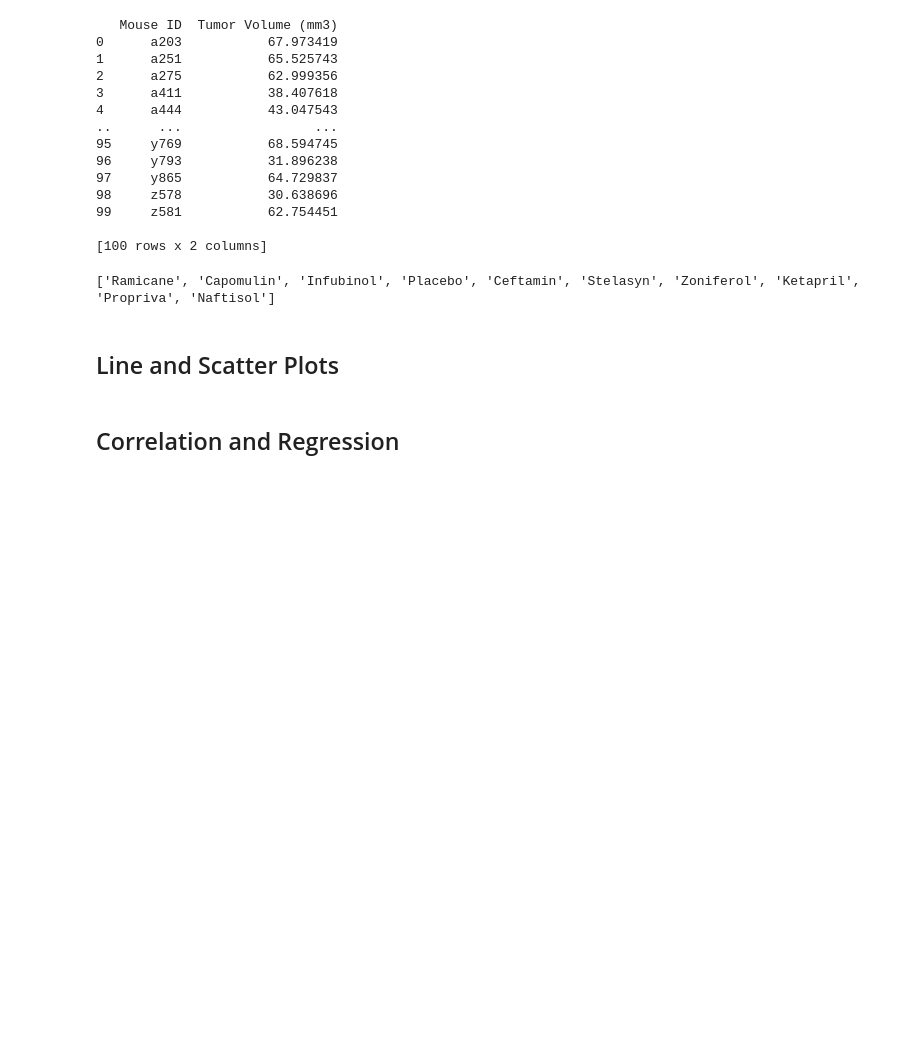
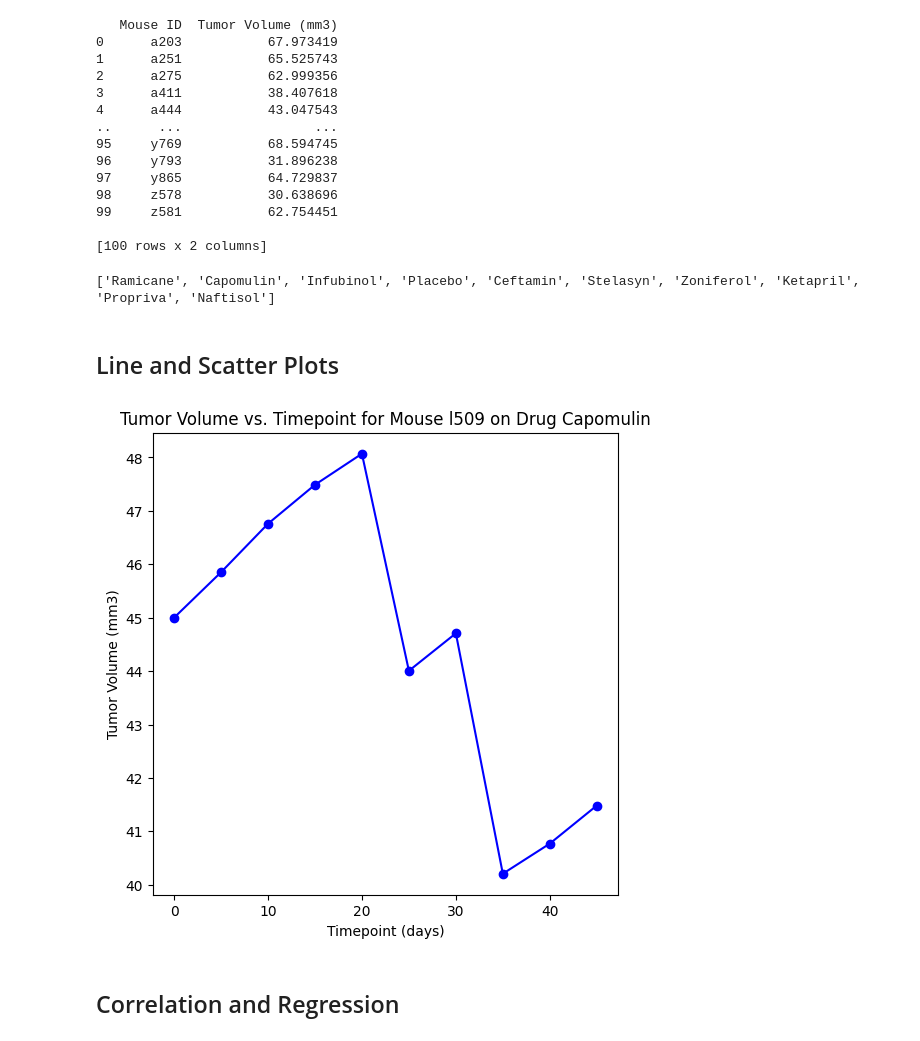
Before and after one commit to yslavcom-code/challenge-5-Pymaceuticals, a Jupyter notebook: solve.ipynb, the cells around one changed output. Cells and saved outputs as stored; diff of their text form; code cells hidden in the pictures; blank space fills up the shorter version.

Commit message:
Generate a line plot of tumor volume vs. time point for a single mouse treated with Capomulin

```diff
--- a/solve.ipynb
+++ b/solve.ipynb
@@ -234,3 +234,16 @@ tumor_volume_data = []
+# %%
+# Generate a line plot of tumor volume vs. time point for a single mouse treated with Capomulin
+selected_mouse_id = 'l509'
+selected_drug = 'Capomulin'
+drug_mouse = combined_clean[(combined_clean['Mouse ID'] == selected_mouse_id) & (combined_clean['Drug Regimen'] == selected_drug)]
+plt.figure(figsize=(6, 6))
+plt.plot(drug_mouse['Timepoint'], drug_mouse['Tumor Volume (mm3)'], marker='o', linestyle='-', color='b')
+plt.title(f'Tumor Volume vs. Timepoint for Mouse {selected_mouse_id} on Drug {selected_drug}')
+plt.xlabel('Timepoint (days)')
+plt.ylabel('Tumor Volume (mm3)')
+plt.show()
+# %% [output]
+[figure, added]
 # %%
 # Generate a scatter plot of mouse weight vs. the average observed tumor volume for the entire Capomulin regimen
 # %% [markdown]
```
Also changed, not shown: parts of 3 cells of this notebook.
